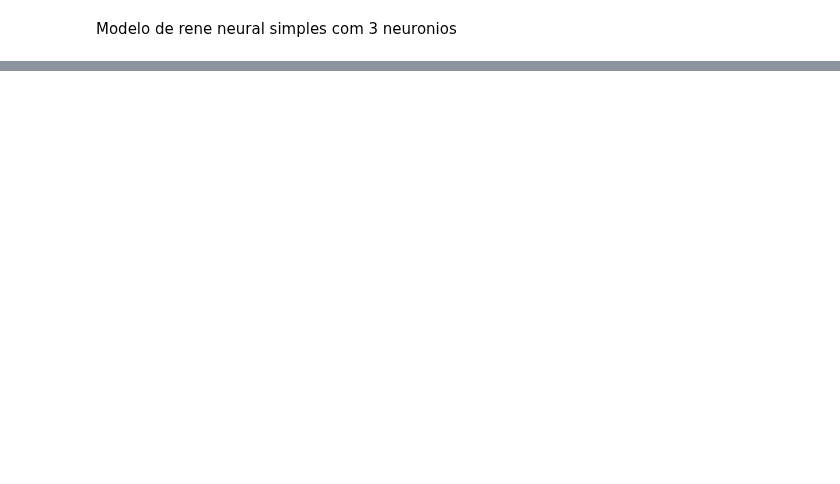
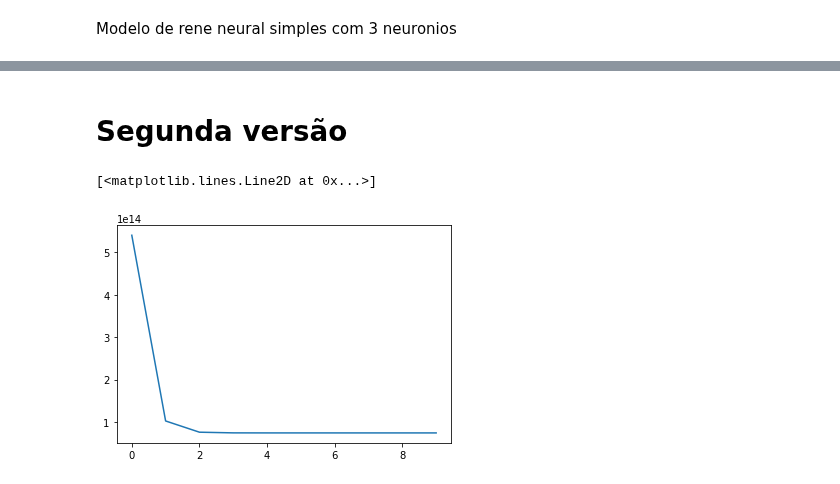
Before and after one commit to mathemaia/studies, a Jupyter notebook: Python/MachineLearning/LinearRegression/fromscratch.ipynb, the cells around one changed output, grey strips where cells are left out. Saved outputs shown, nothing was run; the diff lists cells and outputs as text; code cells hidden in the pictures; blank space fills up the shorter version.

```diff
--- a/Python/MachineLearning/LinearRegression/fromscratch.ipynb
+++ b/Python/MachineLearning/LinearRegression/fromscratch.ipynb
@@ -118,0 +86,2 @@ nan
+# %% [markdown]
+# Segunda versão
@@ -118,0 +114,28 @@ nan
+# %%
+# X_train = np.array(df['Area'][:100])
+# y_train = np.array(df['Price'][:100])
+n = len(X_train)
+
+w = rand.random()
+b = 0
+lr = 0.0001
+mse = []
+
+
+for e in range(10):
+    pred = (X_train * w) + b
+    error = pred - y_train
+
+    dw = (1/n) * X_train.T @ error
+    db = (1/n) * np.sum(error)
+
+    w = w - lr * dw
+    b = b - lr * db
+
+    mse.append(error @ error)
+
+
+plt.plot(mse)
+# %% [output]
+[<matplotlib.lines.Line2D at 0x...>]
+[figure, added]
```
Also changed, not shown: parts of 11 cells of this notebook.
